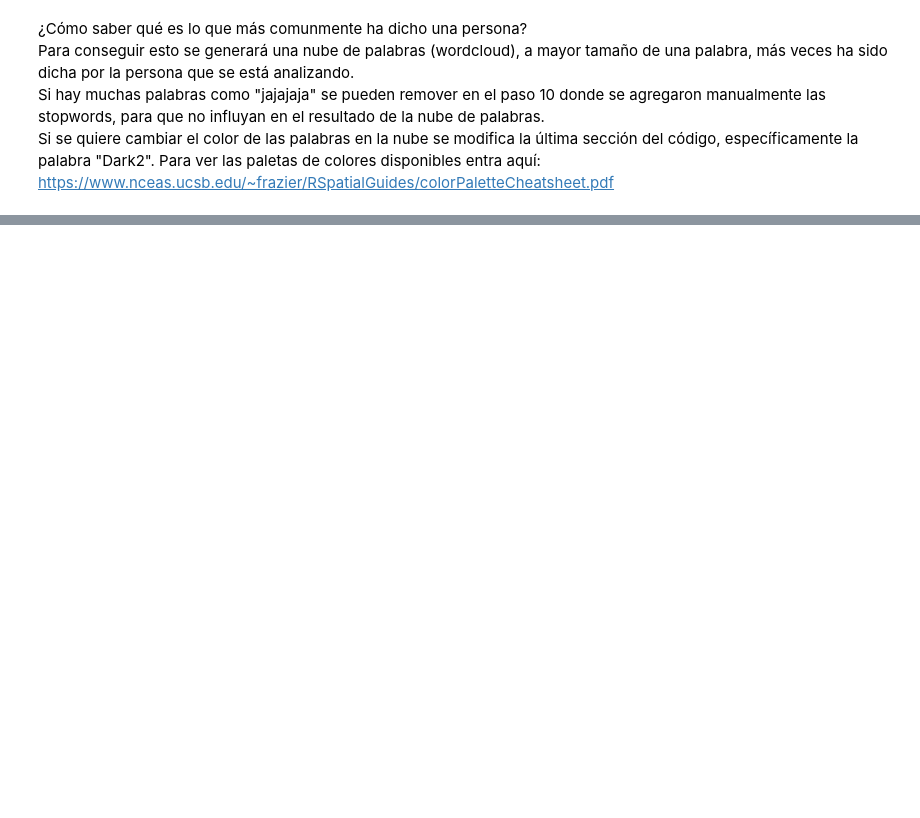
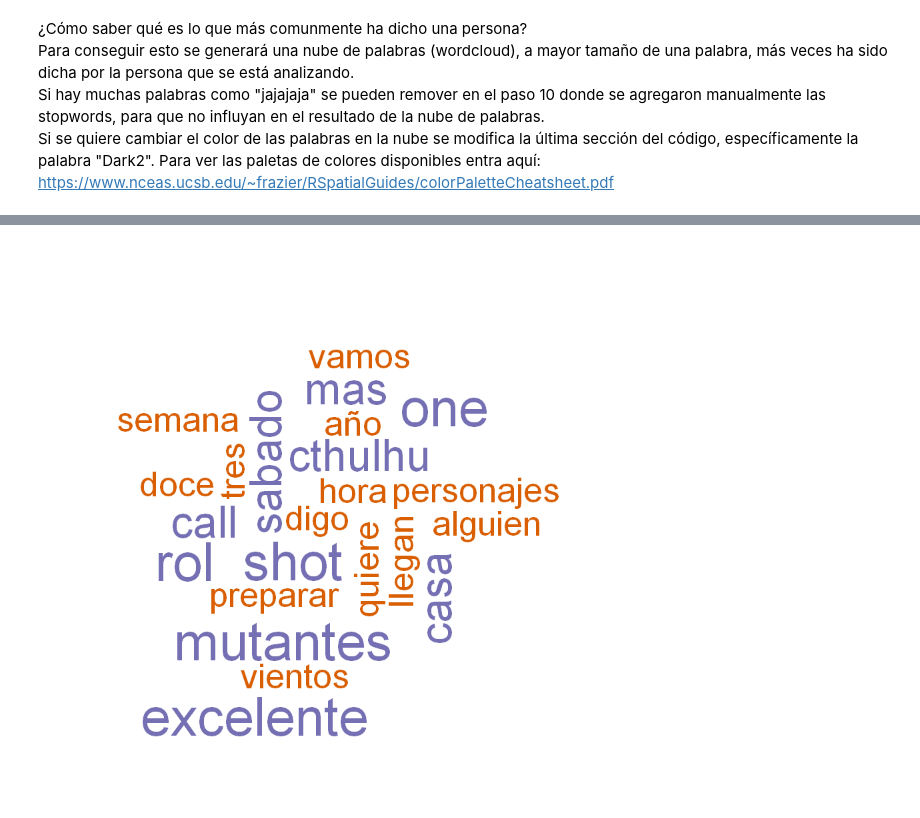
Before and after one commit to Manamaster/analisisWhatsApp, a Jupyter notebook: analisisChatAmigos.ipynb, the cells around one changed output, grey strips where cells are left out. Saved outputs shown, nothing was run; the diff lists cells and outputs as text; code cells hidden in the pictures; blank space fills up the shorter version.

```diff
--- a/analisisChatAmigos.ipynb
+++ b/analisisChatAmigos.ipynb
@@ -214,0 +215,19 @@ wordcloud(rownames(freq), freq[,1], max.words=50, colors=brewer.pal(3, "Dark2"))
+# %%
+base_f <- base %>%
+  filter(persona==" SYLVAIN")
+dd <- data.frame(
+  doc_id=base_f$persona,
+  text=base_f$mensaje,
+  stringsAsFactors = F
+)
+
+base1 <- VCorpus(DataframeSource(dd),
+                 readerControl = list(language = "es"))
+dtm <- DocumentTermMatrix(base1)
+
+
+freq = data.frame(sort(colSums(as.matrix(dtm)), decreasing=TRUE))
+
+wordcloud(rownames(freq), freq[,1], max.words=50, colors=brewer.pal(3, "Dark2"))
+# %% [output]
+[figure, added]
```
Also changed, not shown: parts of 3 cells of this notebook.
